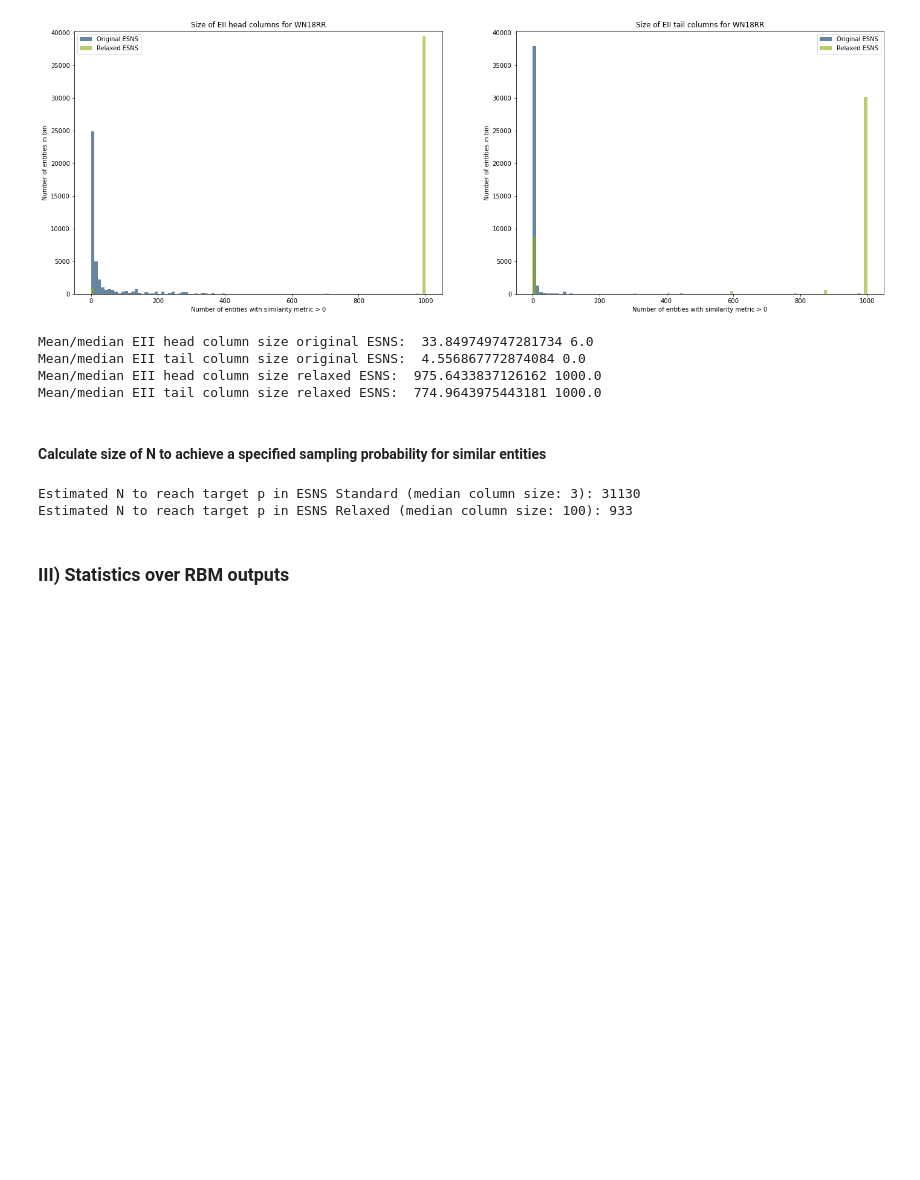
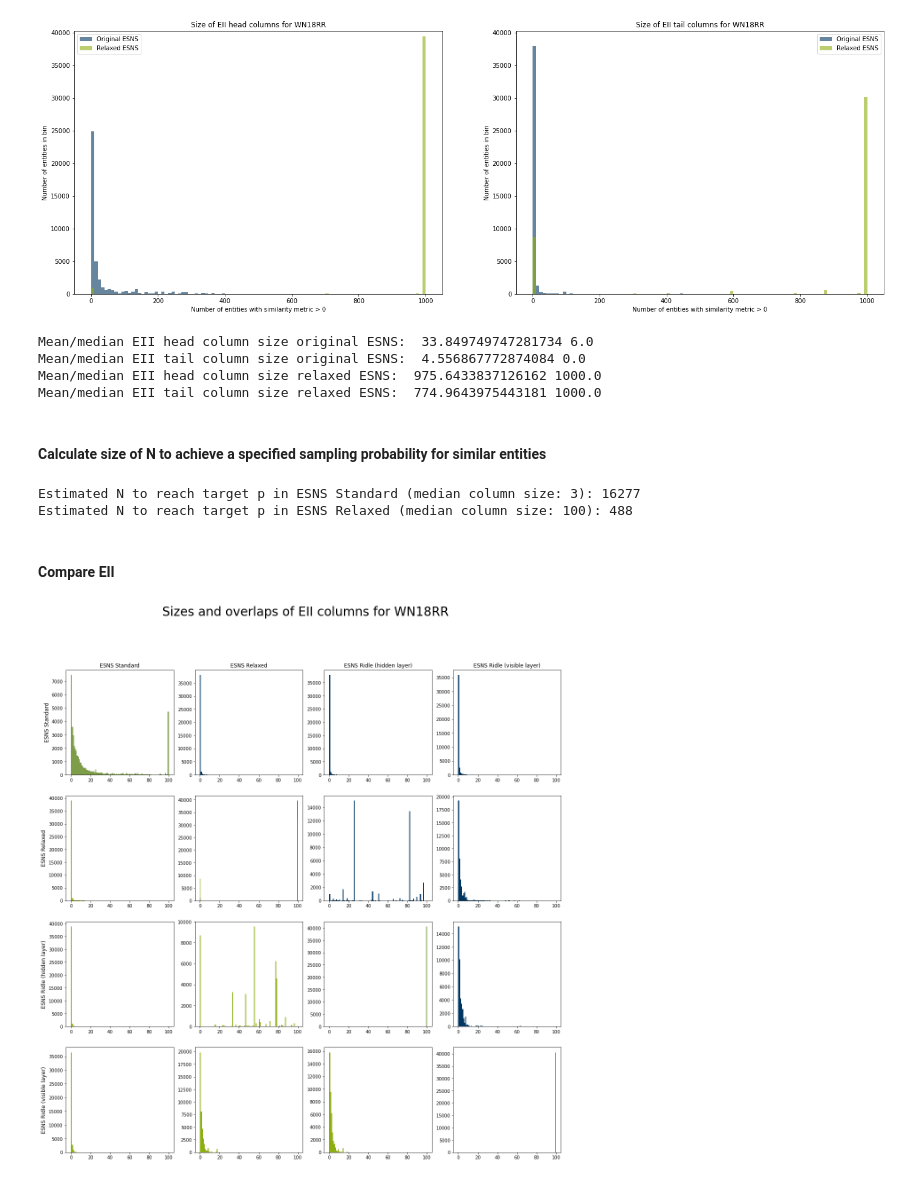
Before and after one commit to jguski/negative_sampling_rbm, a Jupyter notebook: kg_statistics.ipynb, the cells around one changed output. Drawn from its saved outputs; the diff is of its cells as text; code cells hidden in the pictures; blank space fills up the shorter version.

Commit message:
extended kg_statistics.ipynb

```diff
--- a/kg_statistics.ipynb
+++ b/kg_statistics.ipynb
@@ -310,7 +310,7 @@ Mean/median EII tail column size relaxed ESNS:  774.9643975443181 1000.0
 import math
 
 max_column_size = 100
-target_p = 0.9
+target_p = 0.7
 
 mean_eii_size = np.mean([np.median(n_head), np.median(n_tail)])
 
@@ -322,7 +322,7 @@ mean_eii_size = np.mean([np.median(n_head_relaxed), np.median(n_tail_relaxed)])
 n_relaxed = math.log(-target_p + 1, (dataset.num_entities-np.min([max_column_size, mean_eii_size])) / dataset.num_entities)
 print("Estimated N to reach target p in ESNS Relaxed (median column size: {}): {}".format(int(np.min([max_column_size, mean_eii_size])), int(np.ceil(n_relaxed))))
 # %% [output]
-Estimated N to reach target p in ESNS Standard (median column size: 3): 31130
-Estimated N to reach target p in ESNS Relaxed (median column size: 100): 933
+Estimated N to reach target p in ESNS Standard (median column size: 3): 16277
+Estimated N to reach target p in ESNS Relaxed (median column size: 100): 488
-# %% [markdown]
-### III) Statistics over RBM outputs
+# %% [markdown]
+#### Compare EII
@@ -328,0 +363,35 @@ Estimated N to reach target p in ESNS Relaxed (median column size: 100): 933
+# %%
+f, axes = plt.subplots(4,4,figsize=(20,20))
+f.suptitle("Sizes and overlaps of EII columns for {}".format(kg), fontsize=28)
+head = [eii_head_standard, eii_head_relaxed, eii_head_rbm_compressed, eii_head_rbm_reconstructed, ]
+tail = [eii_tail_standard, eii_tail_relaxed, eii_tail_rbm_compressed, eii_tail_rbm_reconstructed, ]
+for i in range(len(head)):
+    for j  in range(len(head)):
+
+        if i==j:
+            col = [colors[0], colors[1]]
+            head_or_tail = [head, tail]
+            alpha=0.6
+        elif i<j:
+            col = [colors[0]]
+            head_or_tail = [head]
+            alpha=1
+        else:
+            col = [colors[1]]
+            head_or_tail = [tail]
+            alpha=1
+
+        for h_t, c in zip(head_or_tail, col):
+            overlaps = h_t[i].multiply(h_t[j]).sum(axis=1)
+            axes[i, j].hist(overlaps, color=c, bins=100, range=(0,100), alpha=alpha)
+
+titles = ["ESNS Standard", "ESNS Relaxed", "ESNS Ridle (hidden layer)", "ESNS Ridle (visible layer)"]
+for ax, col in zip(axes[0], titles):
+    ax.set_title(col)
+
+for ax, row in zip(axes[:,0], titles):
+    ax.set_ylabel(row,size='large')
+
+plt.savefig(plots_output+"/EII_overlaps_{}.png".format(kg), dpi=500)
+# %% [output]
+[figure, added]
```
Also changed, not shown: parts of 4 cells of this notebook.
